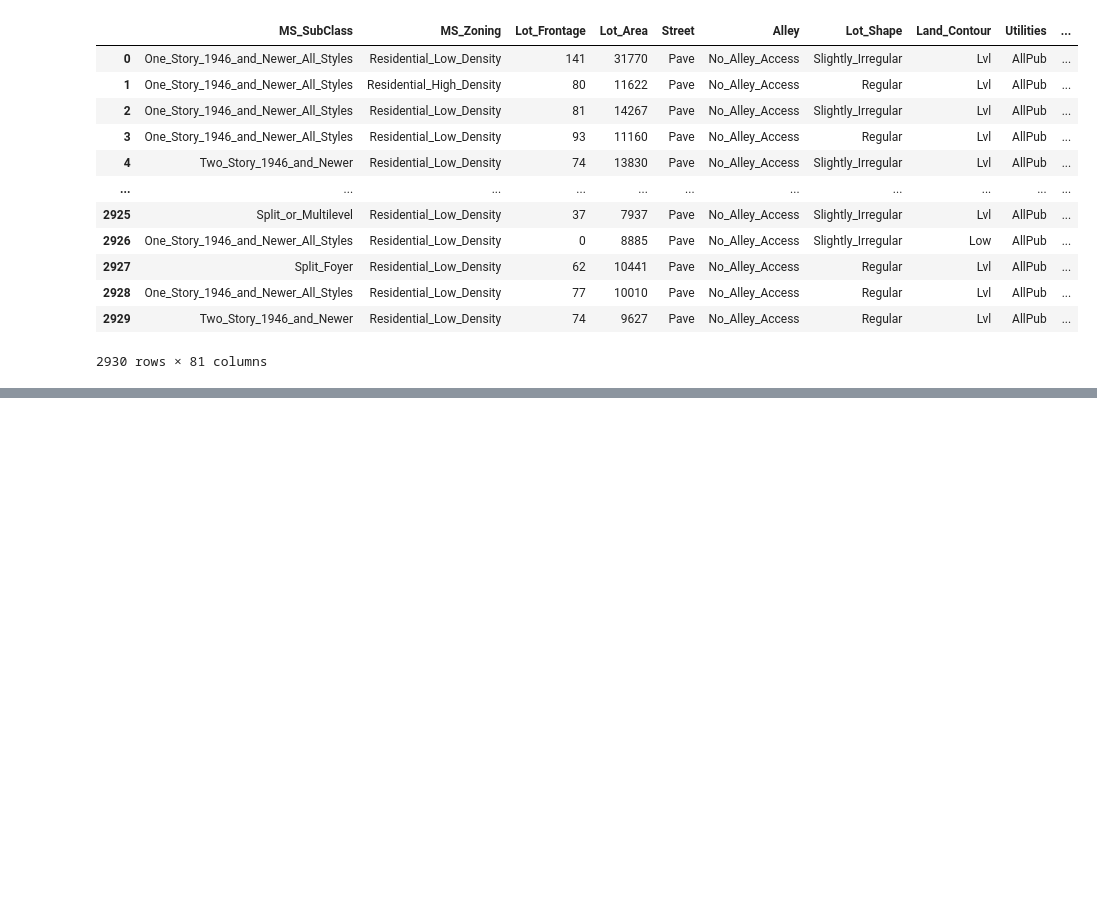
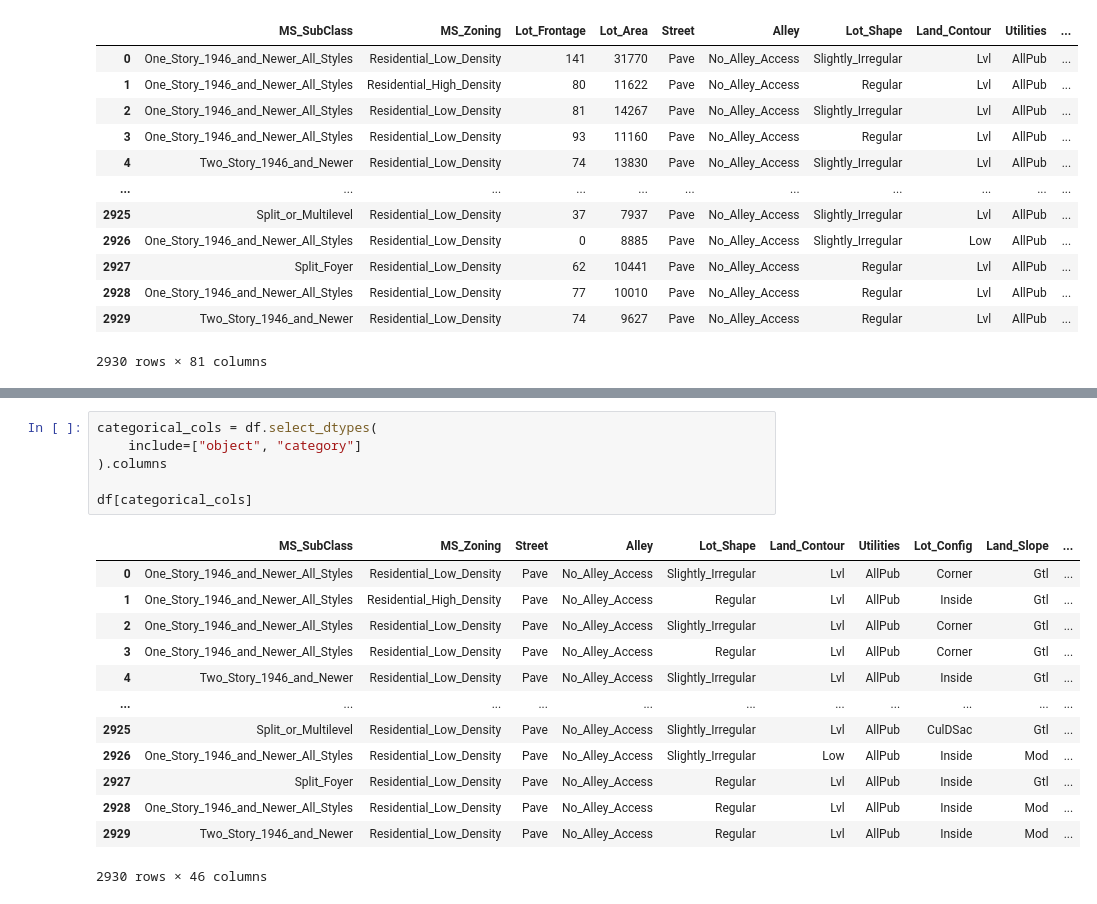
Before and after one commit to Mohamadzf23/ames-housing-price-prediction, a Jupyter notebook: src/ames_housing_price_prediction.ipynb, the cells around one changed output, grey strips where cells are left out. Cells and saved outputs as stored; diff of their text form; blank space fills up the shorter version.

```diff
--- a/src/ames_housing_price_prediction.ipynb
+++ b/src/ames_housing_price_prediction.ipynb
@@ -35,0 +129,20 @@ df
+# %%
+categorical_cols = df.select_dtypes(
+    include=["object", "category"]
+).columns
+
+df[categorical_cols]
+# %% [output]
+|  | MS_SubClass | MS_Zoning | Street | Alley | Lot_Shape | Land_Contour | Utilities | Lot_Config | Land_Slope | ... |
+| 0 | One_Story_1946_and_Newer_All_Styles | Residential_Low_Density | Pave | No_Alley_Access | Slightly_Irregular | Lvl | AllPub | Corner | Gtl | ... |
+| 1 | One_Story_1946_and_Newer_All_Styles | Residential_High_Density | Pave | No_Alley_Access | Regular | Lvl | AllPub | Inside | Gtl | ... |
+| 2 | One_Story_1946_and_Newer_All_Styles | Residential_Low_Density | Pave | No_Alley_Access | Slightly_Irregular | Lvl | AllPub | Corner | Gtl | ... |
+| 3 | One_Story_1946_and_Newer_All_Styles | Residential_Low_Density | Pave | No_Alley_Access | Regular | Lvl | AllPub | Corner | Gtl | ... |
+| 4 | Two_Story_1946_and_Newer | Residential_Low_Density | Pave | No_Alley_Access | Slightly_Irregular | Lvl | AllPub | Inside | Gtl | ... |
+| ... | ... | ... | ... | ... | ... | ... | ... | ... | ... | ... |
+| 2925 | Split_or_Multilevel | Residential_Low_Density | Pave | No_Alley_Access | Slightly_Irregular | Lvl | AllPub | CulDSac | Gtl | ... |
+| 2926 | One_Story_1946_and_Newer_All_Styles | Residential_Low_Density | Pave | No_Alley_Access | Slightly_Irregular | Low | AllPub | Inside | Mod | ... |
+| 2927 | Split_Foyer | Residential_Low_Density | Pave | No_Alley_Access | Regular | Lvl | AllPub | Inside | Gtl | ... |
+| 2928 | One_Story_1946_and_Newer_All_Styles | Residential_Low_Density | Pave | No_Alley_Access | Regular | Lvl | AllPub | Inside | Mod | ... |
+| 2929 | Two_Story_1946_and_Newer | Residential_Low_Density | Pave | No_Alley_Access | Regular | Lvl | AllPub | Inside | Mod | ... |
+2930 rows × 46 columns
```
Also changed, not shown: parts of 8 cells of this notebook.
